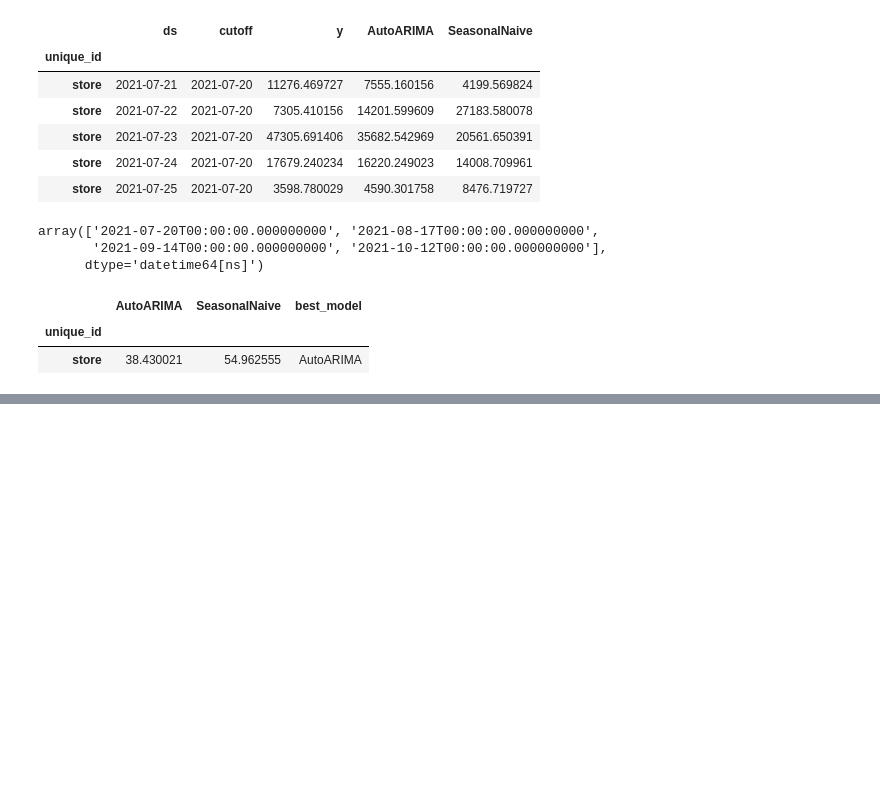
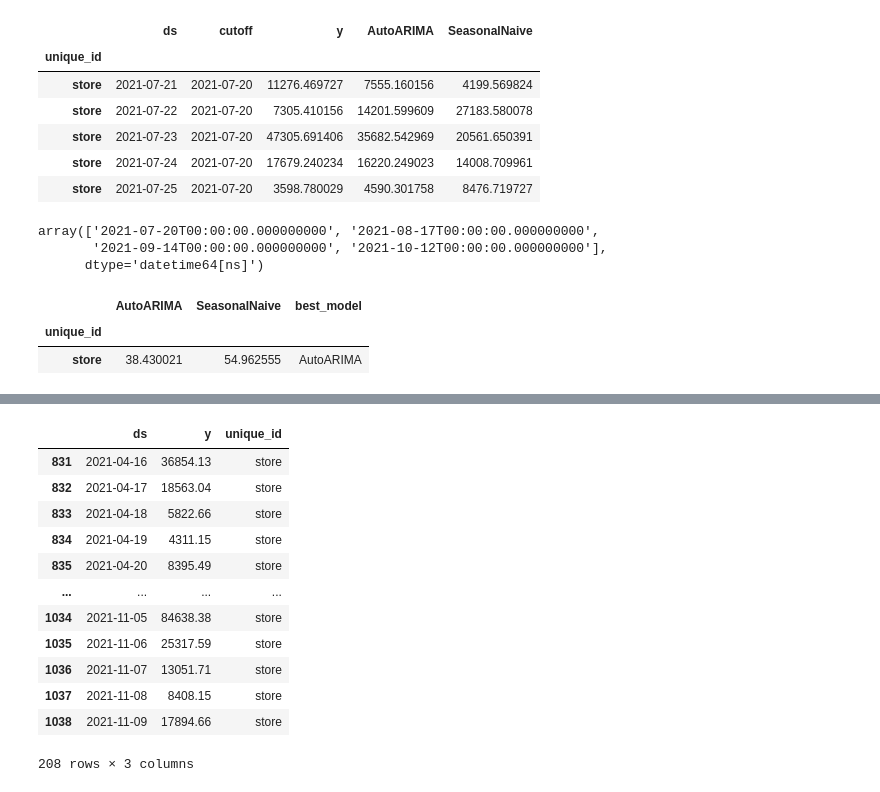
Before and after one commit to kassandratrejo/StatsForecast, a Jupyter notebook: Checks_List.ipynb, the cells around one changed output, grey strips where cells are left out. Saved outputs shown, nothing was run; the diff lists cells and outputs as text; code cells hidden in the pictures; blank space fills up the shorter version.

```diff
--- a/Checks_List.ipynb
+++ b/Checks_List.ipynb
@@ -620,0 +684,17 @@ from datasetsforecast.losses import mase, smape
+# %%
+Y_df[Y_df.ds > '2021-04-15']
+# we get the 208 rows for the testing dataset
+# %% [output]
+|  | ds | y | unique_id |
+| 831 | 2021-04-16 | 36854.13 | store |
+| 832 | 2021-04-17 | 18563.04 | store |
+| 833 | 2021-04-18 | 5822.66 | store |
+| 834 | 2021-04-19 | 4311.15 | store |
+| 835 | 2021-04-20 | 8395.49 | store |
+| ... | ... | ... | ... |
+| 1034 | 2021-11-05 | 84638.38 | store |
+| 1035 | 2021-11-06 | 25317.59 | store |
+| 1036 | 2021-11-07 | 13051.71 | store |
+| 1037 | 2021-11-08 | 8408.15 | store |
+| 1038 | 2021-11-09 | 17894.66 | store |
+208 rows × 3 columns
```
Also changed, not shown: parts of 36 cells of this notebook.
